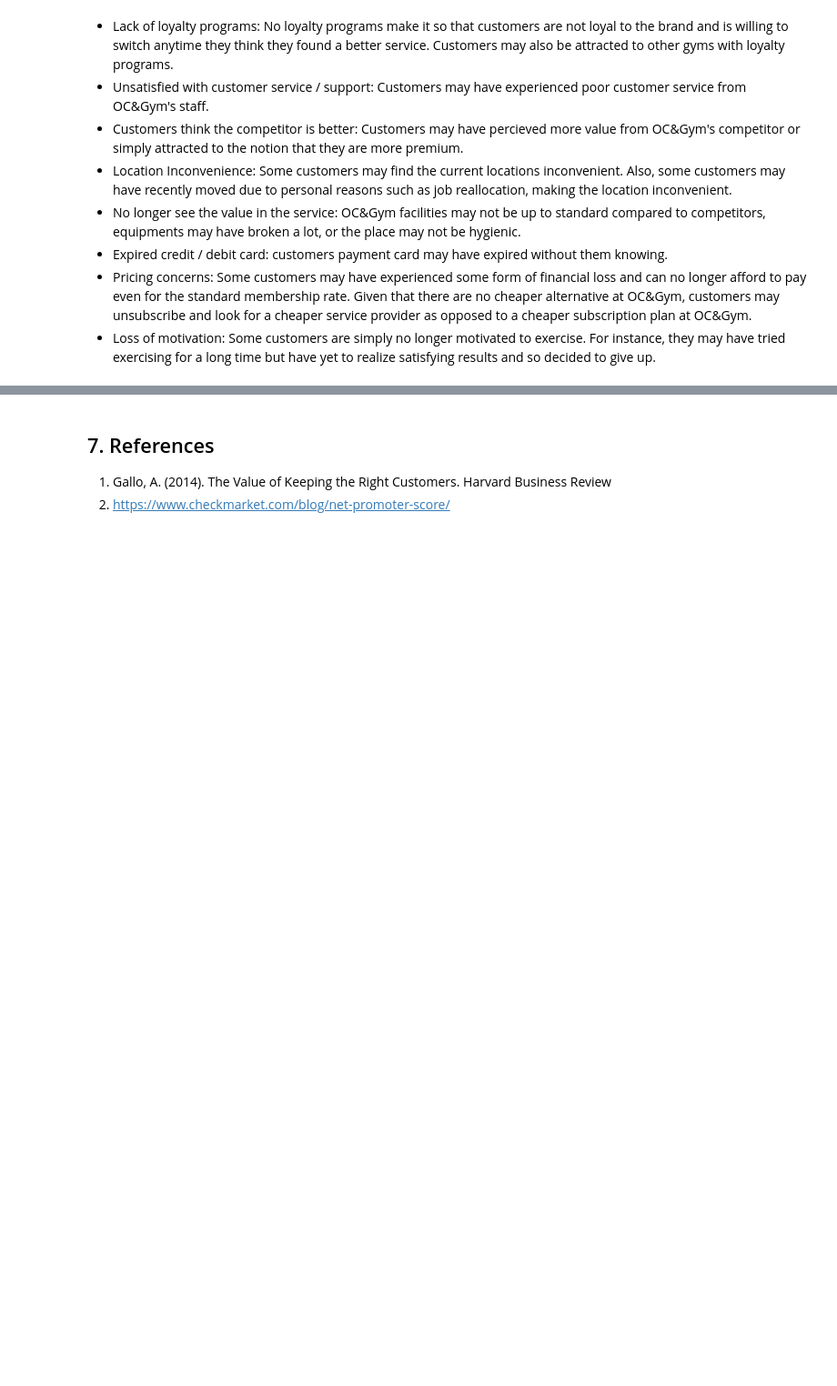
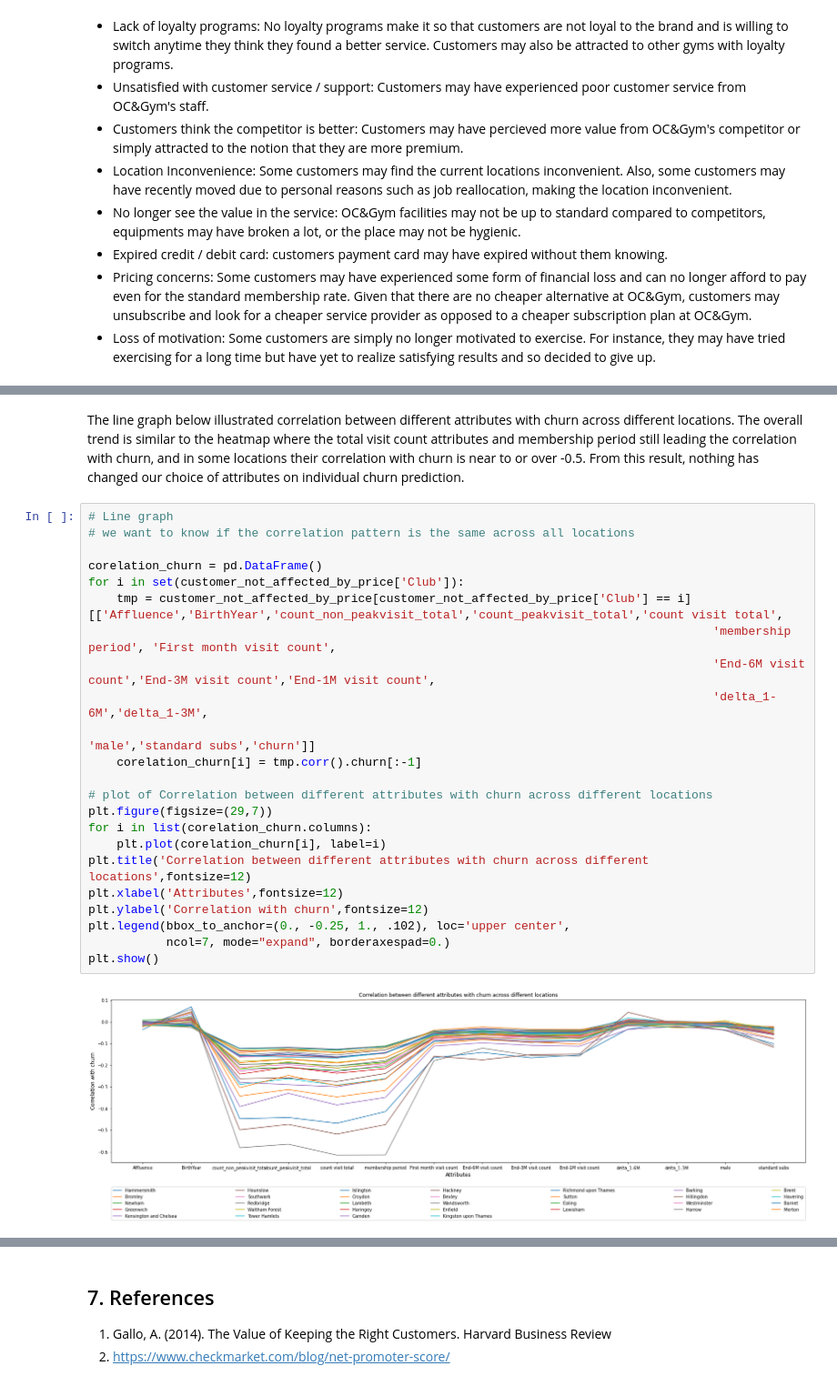
Before and after one commit to vaibhavdubey97/AIB_Assignment1, a Jupyter notebook: aib_assignment1.ipynb, the cells around one changed output, grey strips where cells are left out. Shown at 91% size. Saved outputs shown, nothing was run; the diff lists cells and outputs as text; blank space fills up the shorter version.

```diff
--- a/aib_assignment1.ipynb
+++ b/aib_assignment1.ipynb
@@ -315,0 +505,27 @@ Recommended Actions:
+# %% [markdown]
+The line graph below illustrated correlation between different attributes with churn across different locations. The overall trend is similar to the heatmap where the total visit count attributes and membership period still leading the correlation with churn, and in some locations their correlation with churn is near to or over -0.5. From this result, nothing has changed our choice of attributes on individual churn prediction.
+# %%
+# Line graph
+# we want to know if the correlation pattern is the same across all locations
+
+corelation_churn = pd.DataFrame()
+for i in set(customer_not_affected_by_price['Club']):
+    tmp = customer_not_affected_by_price[customer_not_affected_by_price['Club'] == i][['Affluence','BirthYear','count_non_peakvisit_total','count_peakvisit_total','count visit total',
+                                                                                        'membership period', 'First month visit count',
+                                                                                        'End-6M visit count','End-3M visit count','End-1M visit count',
+                                                                                        'delta_1-6M','delta_1-3M',
+                                                                                        'male','standard subs','churn']]
+    corelation_churn[i] = tmp.corr().churn[:-1]
+
+# plot of Correlation between different attributes with churn across different locations
+plt.figure(figsize=(29,7))
+for i in list(corelation_churn.columns):
+    plt.plot(corelation_churn[i], label=i)
+plt.title('Correlation between different attributes with churn across different locations',fontsize=12)
+plt.xlabel('Attributes',fontsize=12)
+plt.ylabel('Correlation with churn',fontsize=12)
+plt.legend(bbox_to_anchor=(0., -0.25, 1., .102), loc='upper center',
+           ncol=7, mode="expand", borderaxespad=0.)
+plt.show()
+# %% [output]
+[figure, added]
```
Also changed, not shown: parts of 79 cells of this notebook, 1 other file.
